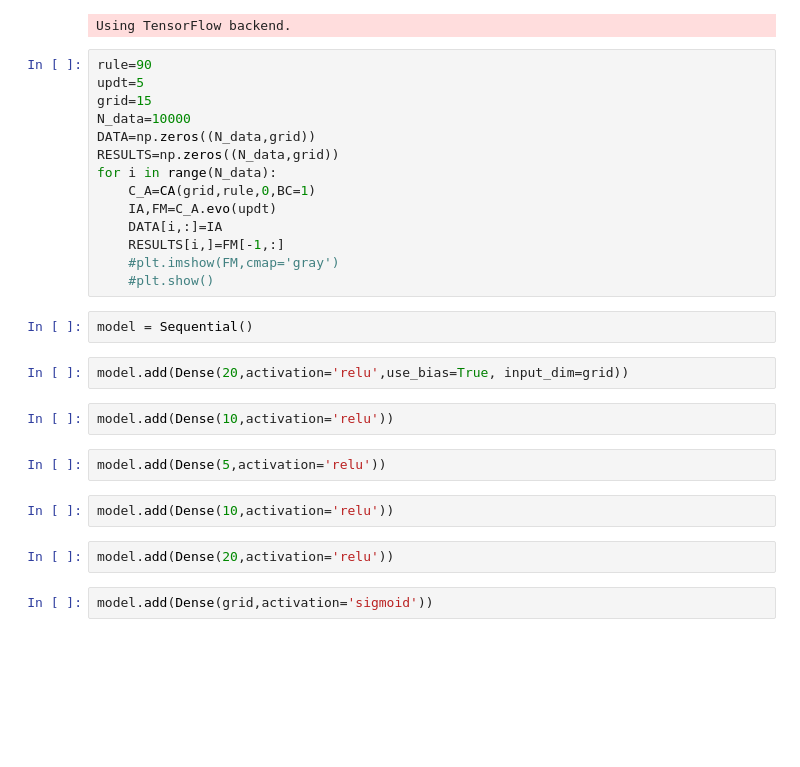
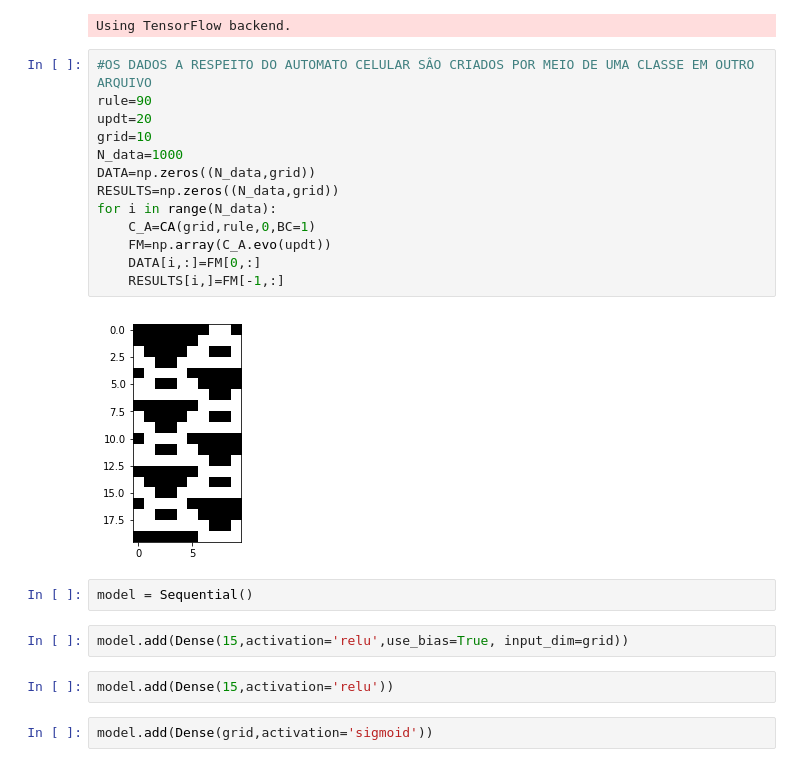
Before and after one commit to python-cbpf/machine-learning-estevanmendes, a Jupyter notebook: NN_v5.py.ipynb, the cells around one changed output. Saved outputs shown, nothing was run; the diff lists cells and outputs as text; blank space fills up the shorter version.

```diff
--- a/NN_v5.py.ipynb
+++ b/NN_v5.py.ipynb
@@ -9,31 +9,26 @@ import matplotlib.pyplot as plt
 # %% [output]
 Using TensorFlow backend.
 # %%
+#OS DADOS A RESPEITO DO AUTOMATO CELULAR SÂO CRIADOS POR MEIO DE UMA CLASSE EM OUTRO ARQUIVO
 rule=90
-updt=5
-grid=15
-N_data=10000
+updt=20
+grid=10
+N_data=1000
 DATA=np.zeros((N_data,grid))
 RESULTS=np.zeros((N_data,grid))
 for i in range(N_data):
     C_A=CA(grid,rule,0,BC=1)
-    IA,FM=C_A.evo(updt)
-    DATA[i,:]=IA
+    FM=np.array(C_A.evo(updt))
+    DATA[i,:]=FM[0,:]
     RESULTS[i,]=FM[-1,:]
-    #plt.imshow(FM,cmap='gray')
-    #plt.show()
+# %% [output]
+[figure, added]
 # %%
 model = Sequential()
 # %%
-model.add(Dense(20,activation='relu',use_bias=True, input_dim=grid))
+model.add(Dense(15,activation='relu',use_bias=True, input_dim=grid))
 # %%
-model.add(Dense(10,activation='relu'))
+model.add(Dense(15,activation='relu'))
-# %%
-model.add(Dense(5,activation='relu'))
-# %%
-model.add(Dense(10,activation='relu'))
-# %%
-model.add(Dense(20,activation='relu'))
 # %%
 model.add(Dense(grid,activation='sigmoid'))
 # %%
```
Also changed, not shown: parts of 8 cells of this notebook, 8 other files.
